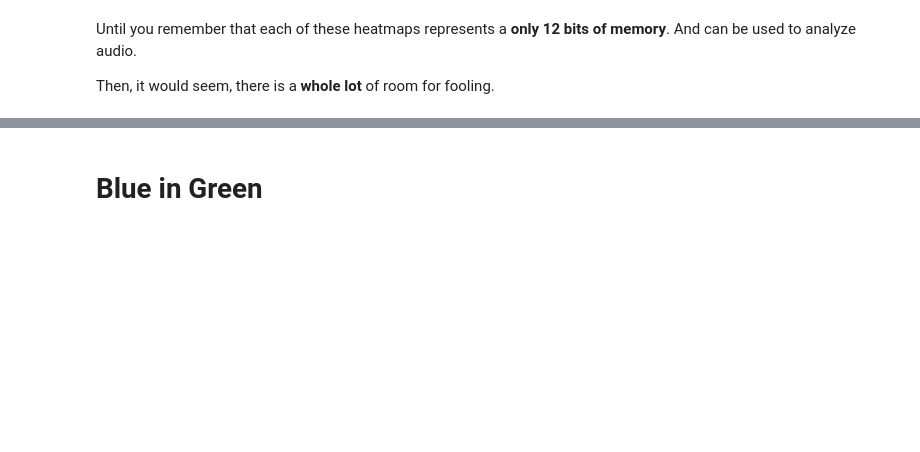
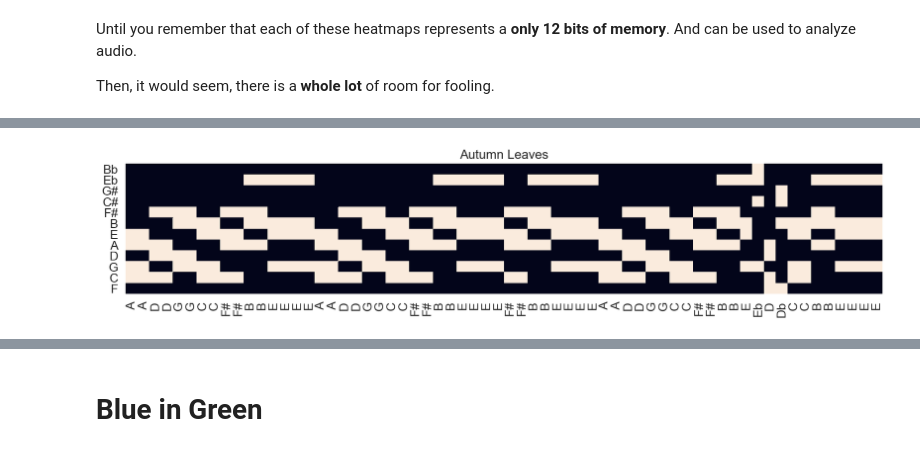
Before and after one commit to timsum/harmonypartition, a Jupyter notebook: jup/Chapter_2b_Fifths_as_Audible_Order.ipynb, the cells around one changed output, grey strips where cells are left out. Saved outputs shown, nothing was run; the diff lists cells and outputs as text; code cells hidden in the pictures; blank space fills up the shorter version.

```diff
--- a/jup/Chapter_2b_Fifths_as_Audible_Order.ipynb
+++ b/jup/Chapter_2b_Fifths_as_Audible_Order.ipynb
@@ -112,3 +114,25 @@ ipd.Audio(resolution, rate=4000)
 # %% [output]
 [figure]
 [interactive output not drawn]
+# %%
+def min_to_graph(min_array, title=None):
+    as_kpdve = [pt_utils.binary_encoding_to_KPDVE(a_chord) for a_chord in min_array]
+    as_binary = [pt_keypattern.get_binary_KPDVE_chord(a_kpdve) for a_kpdve in as_kpdve]
+    yticks = [pt_naming_conventions.chord_root_name_for_KPDVE(a_kpdve) for a_kpdve in as_kpdve]
+
+    jpt_pt.horizontal_notegroup_heatmap(as_binary, xticks=yticks, title=title)
+
+    return as_binary
+# %%
+a_leaves = [4323, 4323, 4259, 4259, 4195, 4195, 4131, 4131, 6051, 6051, 5987,
+5987, 5923, 5923, 5923, 5923, 4323, 4323, 4259, 4259, 4195, 4195, 4131, 4131, 6051,
+6051, 5987, 5987, 5923, 5923, 5923, 5923, 6051, 6051, 5987, 5987, 5923, 5923, 5923,
+5923, 4323, 4323, 4259, 4259, 4195, 4195, 4131, 4131, 6051, 6051, 5987, 5987, 5923,
+29411, 7331, 31843, 7203, 7203, 5987, 5987, 5923, 5923, 5923, 5923]
+
+as_b = min_to_graph(a_leaves, "Autumn Leaves")
+
+resolution = jpt_pt.link_wavepile_sequences(as_b, duration=40)
+ipd.Audio(resolution, rate=4000)
+# %% [output]
+[figure, added]
```
Also changed, not shown: parts of 5 cells of this notebook.
